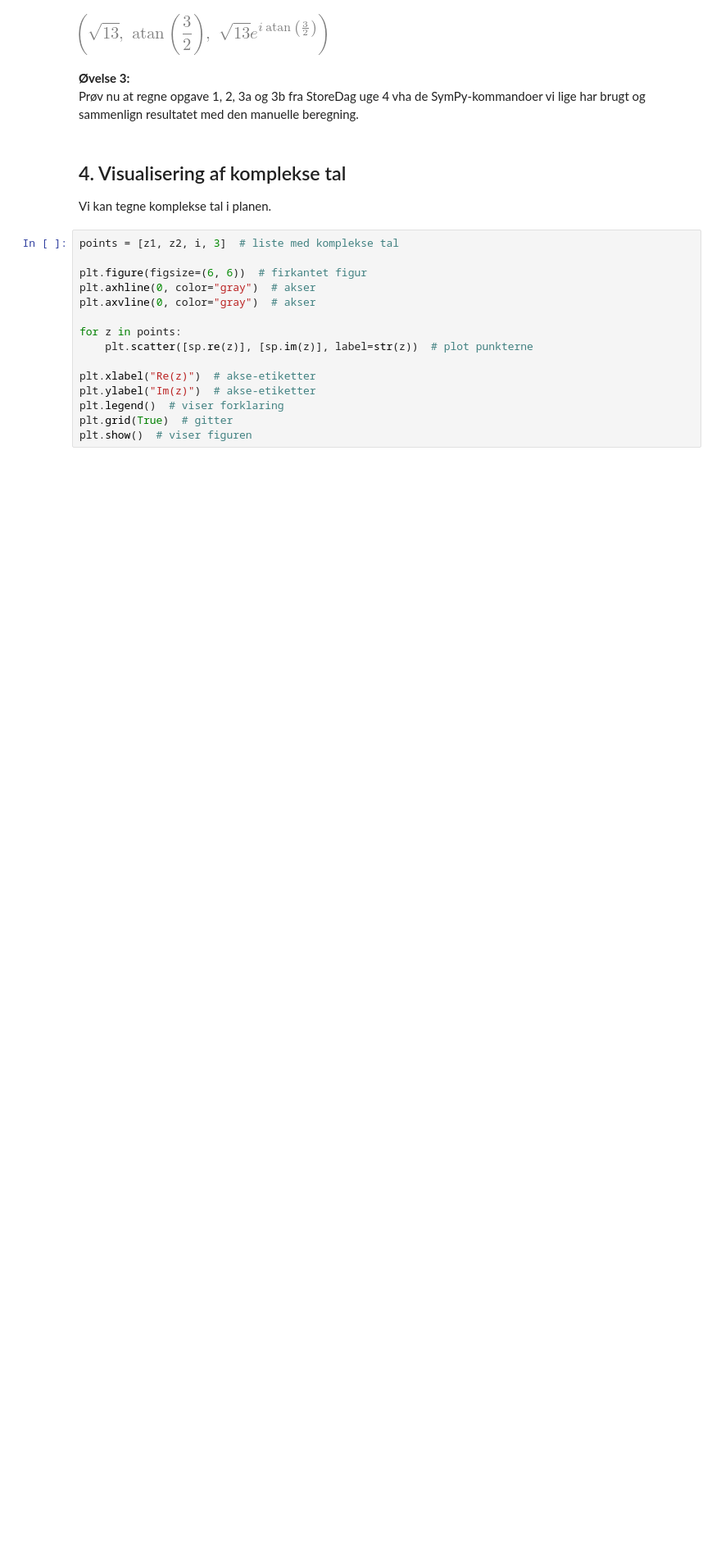
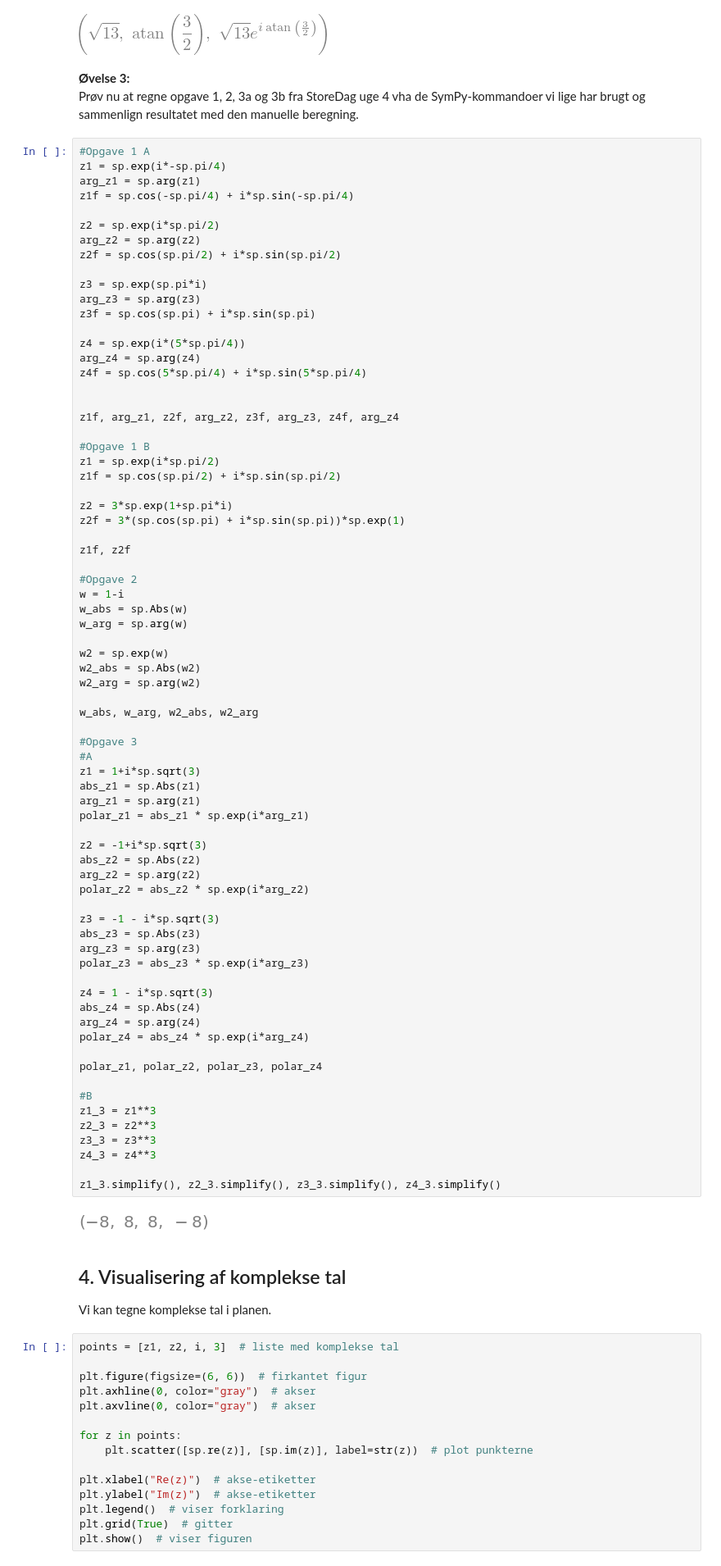
Before and after one commit to Pootiszz/PythonMat1a, a Jupyter notebook: Uge6SDE25upload.ipynb, the cells around one changed output. Shown: that part at 82% size. Drawn from its saved outputs; the diff is of its cells as text; blank space fills up the shorter version.

```diff
--- a/Uge6SDE25upload.ipynb
+++ b/Uge6SDE25upload.ipynb
@@ -87,6 +119,80 @@ abs_z1, arg_z1, polar_exp.simplify()
 
 **Øvelse 3:**
 Prøv nu at regne opgave 1, 2, 3a og 3b fra StoreDag uge 4 vha de SymPy-kommandoer vi lige har brugt og sammenlign resultatet med den manuelle beregning.
+# %%
+#Opgave 1 A
+z1 = sp.exp(i*-sp.pi/4)
+arg_z1 = sp.arg(z1)
+z1f = sp.cos(-sp.pi/4) + i*sp.sin(-sp.pi/4)
+
+z2 = sp.exp(i*sp.pi/2)
+arg_z2 = sp.arg(z2)
+z2f = sp.cos(sp.pi/2) + i*sp.sin(sp.pi/2)
+
+z3 = sp.exp(sp.pi*i)
+arg_z3 = sp.arg(z3)
+z3f = sp.cos(sp.pi) + i*sp.sin(sp.pi)
+
+z4 = sp.exp(i*(5*sp.pi/4))
+arg_z4 = sp.arg(z4)
+z4f = sp.cos(5*sp.pi/4) + i*sp.sin(5*sp.pi/4)
+
+
+z1f, arg_z1, z2f, arg_z2, z3f, arg_z3, z4f, arg_z4
+
+#Opgave 1 B
+z1 = sp.exp(i*sp.pi/2)
+z1f = sp.cos(sp.pi/2) + i*sp.sin(sp.pi/2)
+
+z2 = 3*sp.exp(1+sp.pi*i)
+z2f = 3*(sp.cos(sp.pi) + i*sp.sin(sp.pi))*sp.exp(1)
+
+z1f, z2f
+
+#Opgave 2
+w = 1-i
+w_abs = sp.Abs(w)
+w_arg = sp.arg(w)
+
+w2 = sp.exp(w)
+w2_abs = sp.Abs(w2)
+w2_arg = sp.arg(w2)
+
+w_abs, w_arg, w2_abs, w2_arg
+
+#Opgave 3
+#A
+z1 = 1+i*sp.sqrt(3)
+abs_z1 = sp.Abs(z1)
+arg_z1 = sp.arg(z1)
+polar_z1 = abs_z1 * sp.exp(i*arg_z1)
+
+z2 = -1+i*sp.sqrt(3)
+abs_z2 = sp.Abs(z2)
+arg_z2 = sp.arg(z2)
+polar_z2 = abs_z2 * sp.exp(i*arg_z2)
+
+z3 = -1 - i*sp.sqrt(3)
+abs_z3 = sp.Abs(z3)
+arg_z3 = sp.arg(z3)
+polar_z3 = abs_z3 * sp.exp(i*arg_z3)
+
+z4 = 1 - i*sp.sqrt(3)
+abs_z4 = sp.Abs(z4)
+arg_z4 = sp.arg(z4)
+polar_z4 = abs_z4 * sp.exp(i*arg_z4)
+
+polar_z1, polar_z2, polar_z3, polar_z4
+
+#B
+z1_3 = z1**3
+z2_3 = z2**3
+z3_3 = z3**3
+z4_3 = z4**3
+
+z1_3.simplify(), z2_3.simplify(), z3_3.simplify(), z4_3.simplify()
+# %% [output]
+[figure, added]
 # %% [markdown]
 
 ## 4. Visualisering af komplekse tal
```
Also changed, not shown: parts of 6 cells of this notebook.
